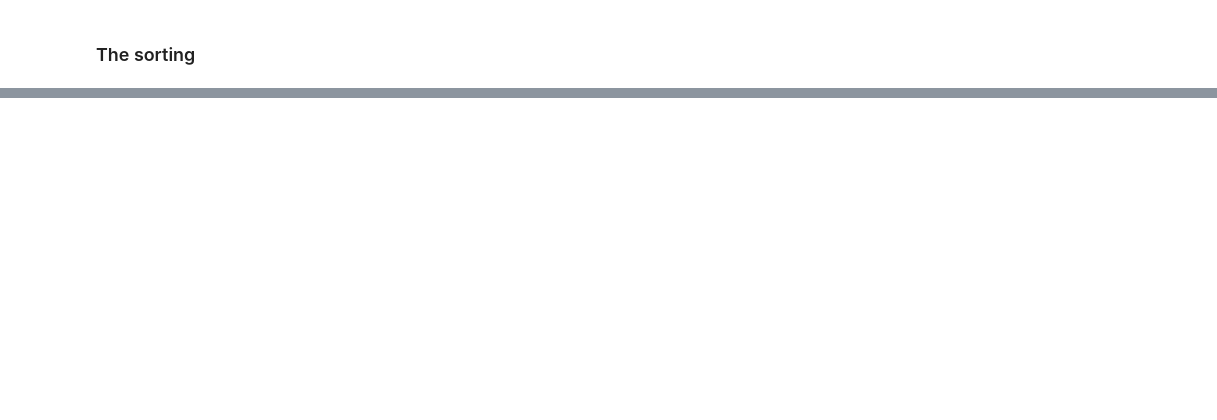
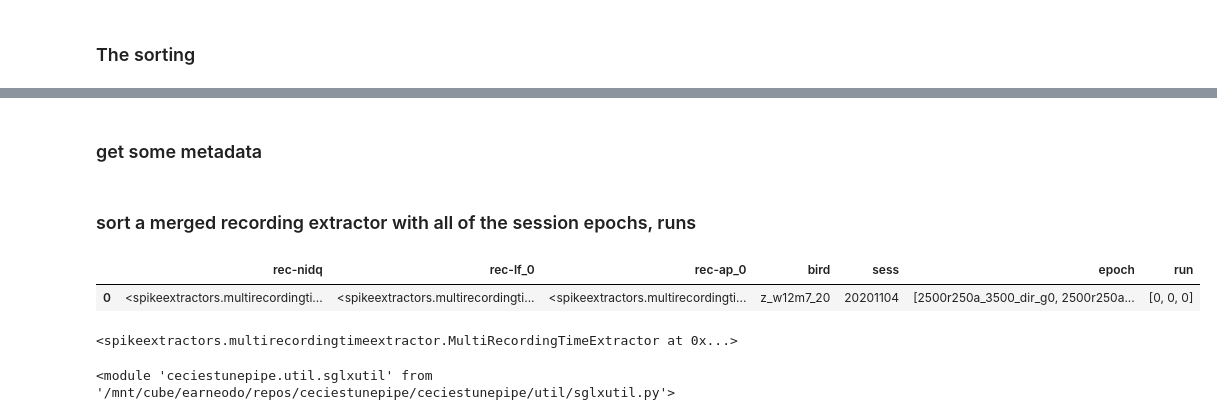
Before and after one commit to zekearneodo/ceciestunepipe, a Jupyter notebook: sglx_pipe-dev.ipynb, the cells around one changed output, grey strips where cells are left out. Saved outputs shown, nothing was run; the diff lists cells and outputs as text; code cells hidden in the pictures; blank space fills up the shorter version.

Commit message:
first sorts of starling/finch

```diff
--- a/sglx_pipe-dev.ipynb
+++ b/sglx_pipe-dev.ipynb
@@ -430,0 +634,4 @@ se.KiloSortRecordingExtractor?
+# %%
+reload(sgle)
+sess_pd = sgle.make_session_pd(sess_par)
+sess_pd
@@ -430,0 +645,2 @@ se.KiloSortRecordingExtractor?
+# %% [markdown]
+### get some metadata
@@ -430,0 +652,34 @@ se.KiloSortRecordingExtractor?
+# %% [markdown]
+### sort a merged recording extractor with all of the session epochs, runs
+# %%
+def merge_pd(sess_pd: pd.DataFrame) -> pd.DataFrame:
+
+    # get the list of existing recordings (one per stream)
+    rec_list = [c for c in (sess_pd.columns) if 'rec' in c]
+
+    # merge each column
+    merged_rec_dict = {c: se.MultiRecordingTimeExtractor(recordings=list(sess_pd.loc[:, c].values)) for c in rec_list}
+
+    merged_pd = pd.DataFrame.from_dict(merged_rec_dict, orient='index').T
+    merged_pd['bird'] = sess_pd['bird']
+    merged_pd['sess'] = sess_pd['sess']
+    merged_pd['epoch'] = [list(sess_pd.loc[:, 'epoch'].values)]*len(merged_pd)
+    merged_pd['run'] = [list(sess_pd.loc[:, 'run'].values)]*len(merged_pd)
+
+    return merged_pd
+
+reload(sgle)
+merged_pd = sgle.merge_session_pd(sess_pd)
+# %%
+merged_pd
+# %% [output]
+|  | rec-nidq | rec-lf_0 | rec-ap_0 | bird | sess | epoch | run |
+| 0 | <spikeextractors.multirecordingti... | <spikeextractors.multirecordingti... | <spikeextractors.multirecordingti... | z_w12m7_20 | 20201104 | [2500r250a_3500_dir_g0, 2500r250a... | [0, 0, 0] |
+# %%
+merged_pd.loc[0, 'rec-lf_0']
+# %% [output]
+<spikeextractors.multirecordingtimeextractor.MultiRecordingTimeExtractor at 0x...>
+# %%
+sglu
+# %% [output]
+<module 'ceciestunepipe.util.sglxutil' from '/mnt/cube/earneodo/repos/ceciestunepipe/ceciestunepipe/util/sglxutil.py'>
```
Also changed, not shown: parts of 73 cells of this notebook, 51 other files.
